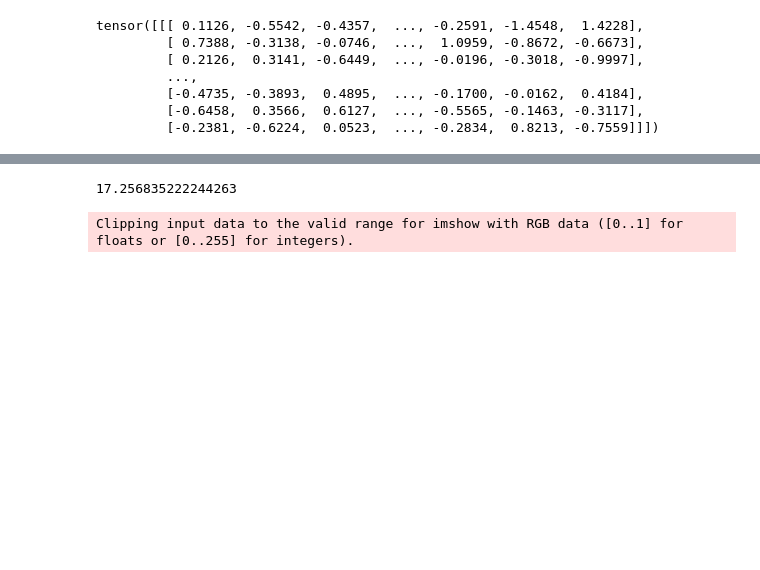
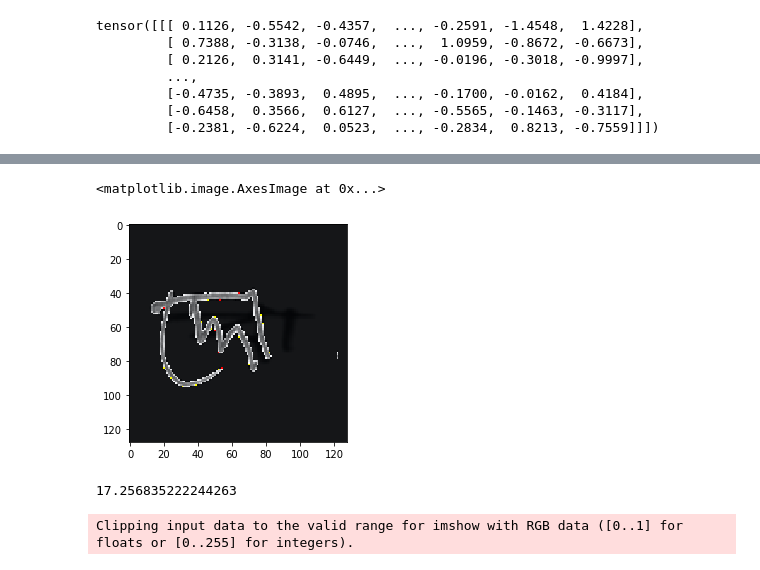
Before and after one commit to Julienbeaulieu/kaggle-computer-vision-competition, a Jupyter notebook: notebooks/cutmix_mixup.ipynb, the cells around one changed output, grey strips where cells are left out. Cells and saved outputs as stored; diff of their text form; code cells hidden in the pictures; blank space fills up the shorter version.

```diff
--- a/notebooks/cutmix_mixup.ipynb
+++ b/notebooks/cutmix_mixup.ipynb
@@ -77,3 +80,8 @@ tensor([[[ 0.1126, -0.5542, -0.4357,  ..., -0.2591, -1.4548,  1.4228],
+# %%
+plt.imshow(imgs[])
+# %% [output]
+<matplotlib.image.AxesImage at 0x...>
+[figure, added]
 # %%
 import time
 s = time.time()
```
Also changed, not shown: parts of 13 cells of this notebook, 3 other files.
